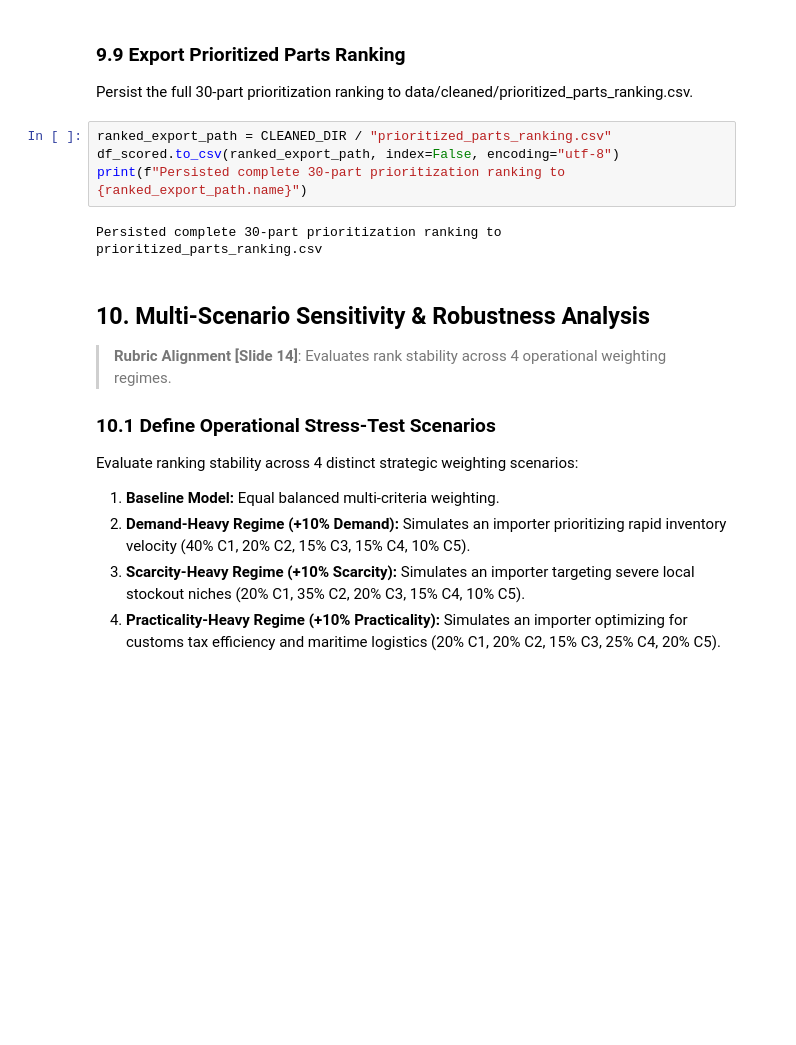
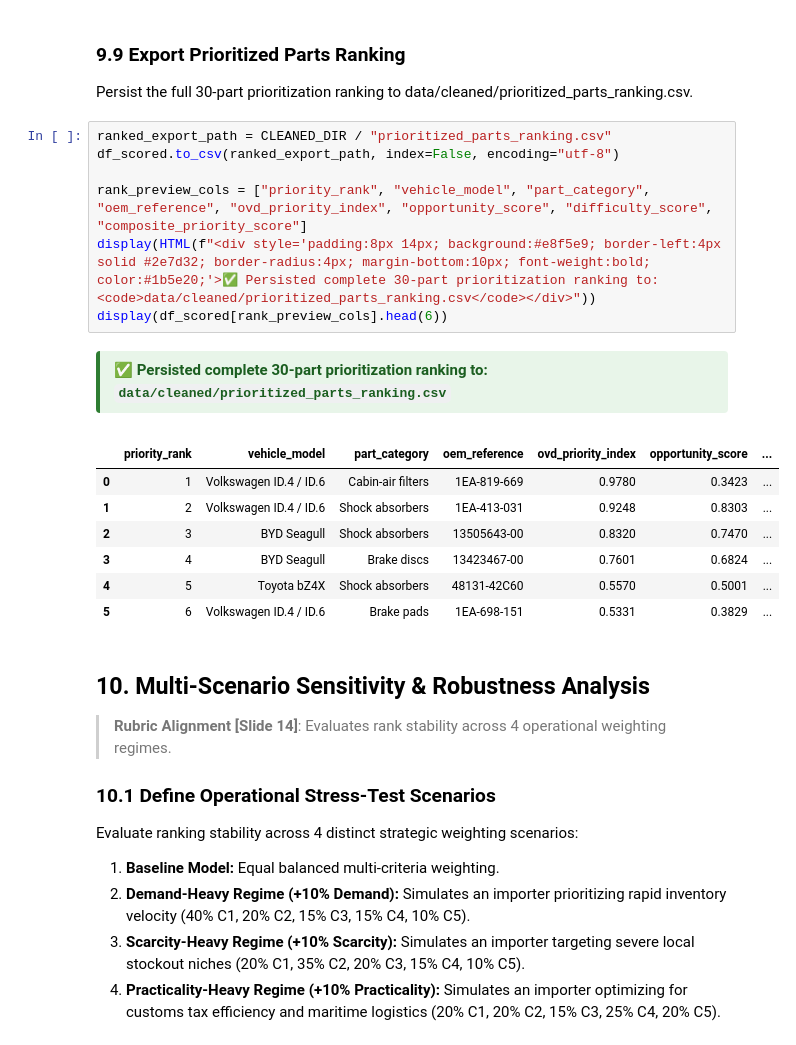
Before and after one commit to EstarCode/ev-spare-parts-prioritization, a Jupyter notebook: notebooks/Abraham_Amogne_EV_Spare_Parts_Prioritization.ipynb, the cells around one changed output. Drawn from its saved outputs; the diff is of its cells as text; blank space fills up the shorter version.

Commit message:
feat: replace all raw file path printouts with rich interactive HTML badges and DataFrame previews across master notebook

```diff
--- a/notebooks/Abraham_Amogne_EV_Spare_Parts_Prioritization.ipynb
+++ b/notebooks/Abraham_Amogne_EV_Spare_Parts_Prioritization.ipynb
@@ -1212,12 +1258,22 @@ plt.show()
 # %% [markdown]
 ### 9.9 Export Prioritized Parts Ranking
 Persist the full 30-part prioritization ranking to data/cleaned/prioritized_parts_ranking.csv.
-# %%
-ranked_export_path = CLEANED_DIR / "prioritized_parts_ranking.csv"
-df_scored.to_csv(ranked_export_path, index=False, encoding="utf-8")
-print(f"Persisted complete 30-part prioritization ranking to {ranked_export_path.name}")
-# %% [output]
-Persisted complete 30-part prioritization ranking to prioritized_parts_ranking.csv
+# %%
+ranked_export_path = CLEANED_DIR / "prioritized_parts_ranking.csv"
+df_scored.to_csv(ranked_export_path, index=False, encoding="utf-8")
+
+rank_preview_cols = ["priority_rank", "vehicle_model", "part_category", "oem_reference", "ovd_priority_index", "opportunity_score", "difficulty_score", "composite_priority_score"]
+display(HTML(f"<div style='padding:8px 14px; background:#e8f5e9; border-left:4px solid #2e7d32; border-radius:4px; margin-bottom:10px; font-weight:bold; color:#1b5e20;'>✅ Persisted complete 30-part prioritization ranking to: <code>data/cleaned/prioritized_parts_ranking.csv</code></div>"))
+display(df_scored[rank_preview_cols].head(6))
+# %% [output]
+✅ Persisted complete 30-part prioritization ranking to: data/cleaned/prioritized_parts_ranking.csv
+|  | priority_rank | vehicle_model | part_category | oem_reference | ovd_priority_index | opportunity_score | ... |
+| 0 | 1 | Volkswagen ID.4 / ID.6 | Cabin-air filters | 1EA-819-669 | 0.9780 | 0.3423 | ... |
+| 1 | 2 | Volkswagen ID.4 / ID.6 | Shock absorbers | 1EA-413-031 | 0.9248 | 0.8303 | ... |
+| 2 | 3 | BYD Seagull | Shock absorbers | 13505643-00 | 0.8320 | 0.7470 | ... |
+| 3 | 4 | BYD Seagull | Brake discs | 13423467-00 | 0.7601 | 0.6824 | ... |
+| 4 | 5 | Toyota bZ4X | Shock absorbers | 48131-42C60 | 0.5570 | 0.5001 | ... |
+| 5 | 6 | Volkswagen ID.4 / ID.6 | Brake pads | 1EA-698-151 | 0.5331 | 0.3829 | ... |
 # %% [markdown]
 ## 10. Multi-Scenario Sensitivity & Robustness Analysis
 > **Rubric Alignment [Slide 14]**: Evaluates rank stability across 4 operational weighting regimes.
```
Also changed, not shown: parts of 10 cells of this notebook.
